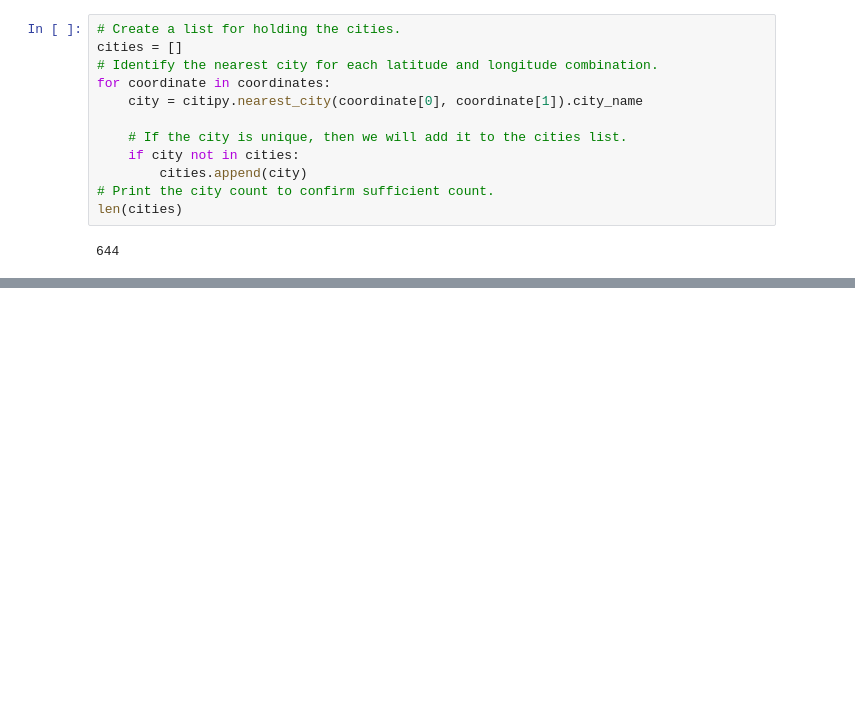
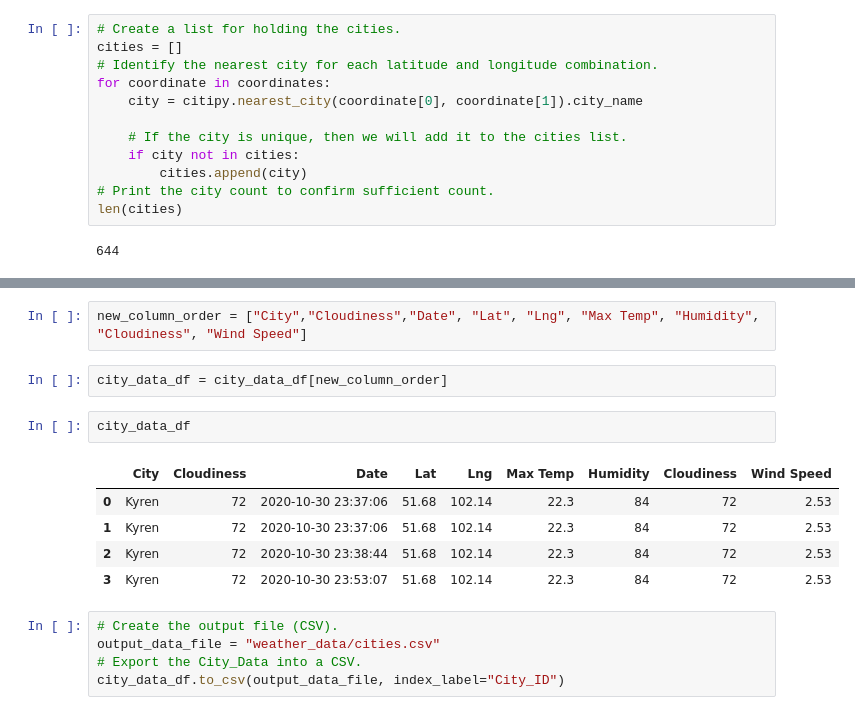
Before and after one commit to cmaraffi/World_Weather_Analysis, a Jupyter notebook: WeatherPy.ipynb, the cells around one changed output, grey strips where cells are left out. Cells and saved outputs as stored; diff of their text form; blank space fills up the shorter version.

```diff
--- a/WeatherPy.ipynb
+++ b/WeatherPy.ipynb
@@ -32,0 +154,17 @@ len(cities)
+# %%
+new_column_order = ["City","Cloudiness","Date", "Lat", "Lng", "Max Temp", "Humidity", "Cloudiness", "Wind Speed"]
+# %%
+city_data_df = city_data_df[new_column_order]
+# %%
+city_data_df
+# %% [output]
+|  | City | Cloudiness | Date | Lat | Lng | Max Temp | Humidity | Cloudiness | Wind Speed |
+| 0 | Kyren | 72 | 2020-10-30 23:37:06 | 51.68 | 102.14 | 22.3 | 84 | 72 | 2.53 |
+| 1 | Kyren | 72 | 2020-10-30 23:37:06 | 51.68 | 102.14 | 22.3 | 84 | 72 | 2.53 |
+| 2 | Kyren | 72 | 2020-10-30 23:38:44 | 51.68 | 102.14 | 22.3 | 84 | 72 | 2.53 |
+| 3 | Kyren | 72 | 2020-10-30 23:53:07 | 51.68 | 102.14 | 22.3 | 84 | 72 | 2.53 |
+# %%
+# Create the output file (CSV).
+output_data_file = "weather_data/cities.csv"
+# Export the City_Data into a CSV.
+city_data_df.to_csv(output_data_file, index_label="City_ID")
```
Also changed, not shown: parts of 9 cells of this notebook, 3 other files.
